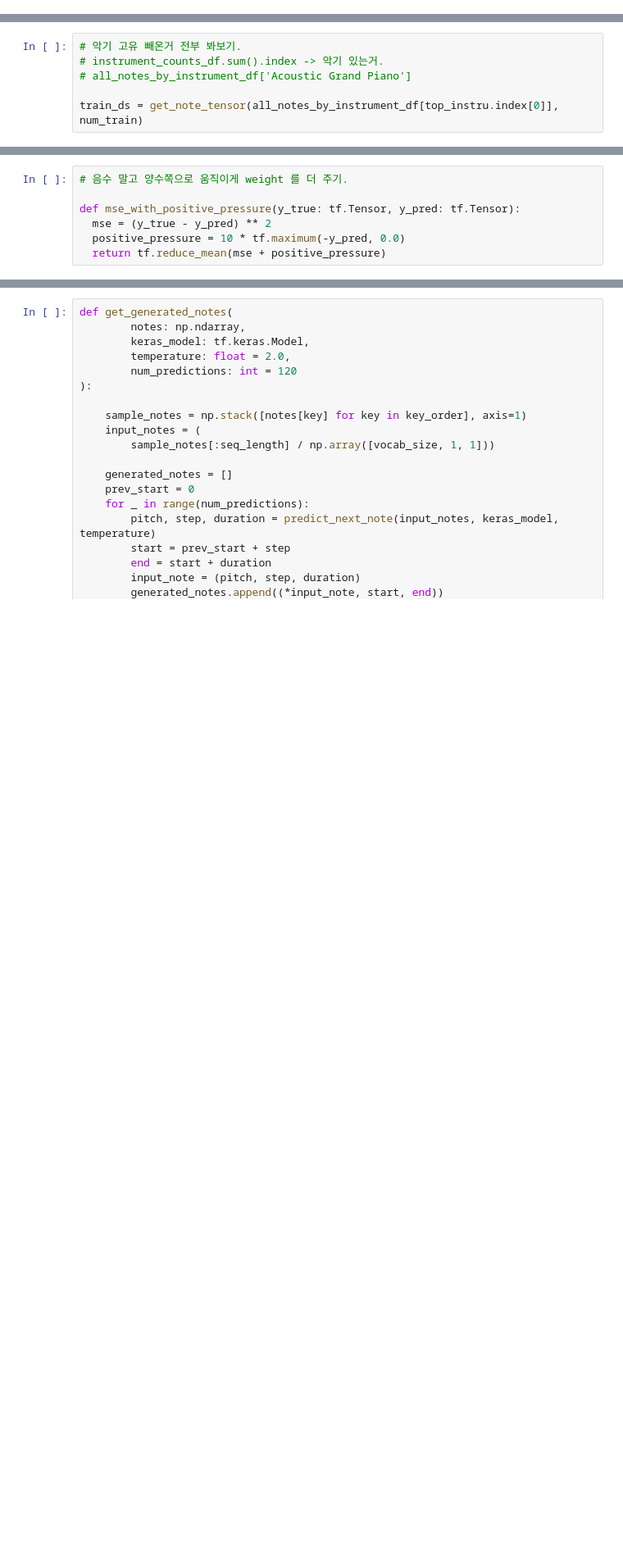
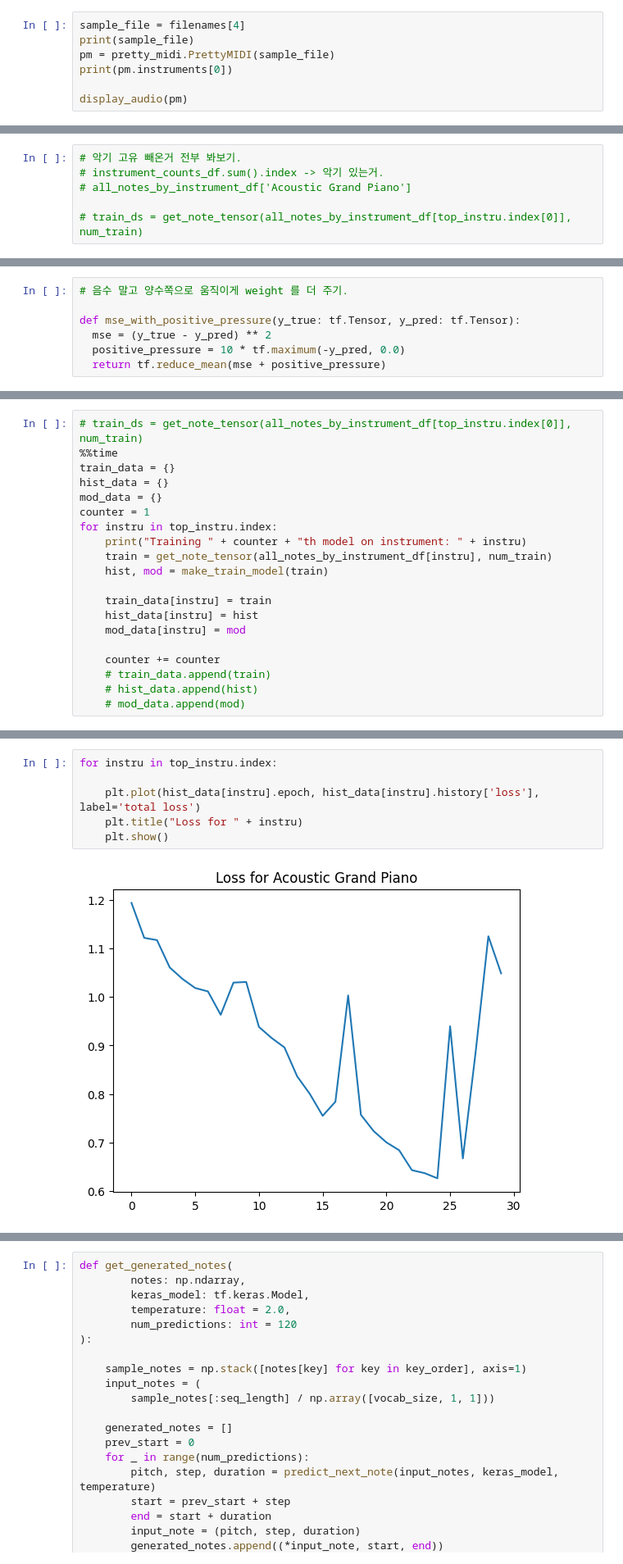
Before and after one commit to JaydenCJH/project_lyrics, a Jupyter notebook: MIDI_music.ipynb, the cells around one changed output, grey strips where cells are left out. Shown at 82% size. Cells and saved outputs as stored; diff of their text form; blank space fills up the shorter version.

```diff
--- a/MIDI_music.ipynb
+++ b/MIDI_music.ipynb
@@ -67,0 +75,7 @@ All instruments: Distortion Guitar
+# %%
+sample_file = filenames[4]
+print(sample_file)
+pm = pretty_midi.PrettyMIDI(sample_file)
+print(pm.instruments[0])
+
+display_audio(pm)
@@ -430,7 +482,7 @@ def get_note_tensor(dct: dict, #input dict with key value to it.
 # instrument_counts_df.sum().index -> 악기 있는거.
 # all_notes_by_instrument_df['Acoustic Grand Piano']
 
-train_ds = get_note_tensor(all_notes_by_instrument_df[top_instru.index[0]], num_train)
+# train_ds = get_note_tensor(all_notes_by_instrument_df[top_instru.index[0]], num_train)
 # %% [markdown]
 ## 모델 생성 및 학습
 # %%
@@ -568,0 +544,20 @@ def make_train_model(train_ds ,
+# %%
+# train_ds = get_note_tensor(all_notes_by_instrument_df[top_instru.index[0]], num_train)
+%%time
+train_data = {}
+hist_data = {}
+mod_data = {}
+counter = 1
+for instru in top_instru.index:
+    print("Training " + counter + "th model on instrument: " + instru)
+    train = get_note_tensor(all_notes_by_instrument_df[instru], num_train)
+    hist, mod = make_train_model(train)
+
+    train_data[instru] = train
+    hist_data[instru] = hist
+    mod_data[instru] = mod
+
+    counter += counter
+    # train_data.append(train)
+    # hist_data.append(hist)
+    # mod_data.append(mod)
@@ -568,0 +582,8 @@ def make_train_model(train_ds ,
+# %%
+for instru in top_instru.index:
+
+    plt.plot(hist_data[instru].epoch, hist_data[instru].history['loss'], label='total loss')
+    plt.title("Loss for " + instru)
+    plt.show()
+# %% [output]
+[figure, added]
```
Also changed, not shown: parts of 37 cells of this notebook, 1 other file.
